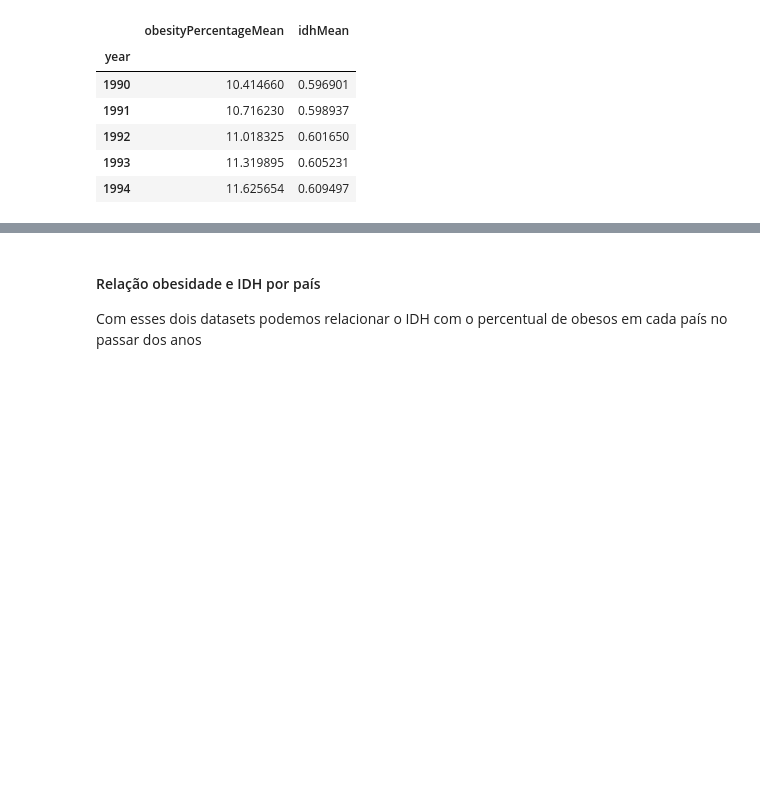
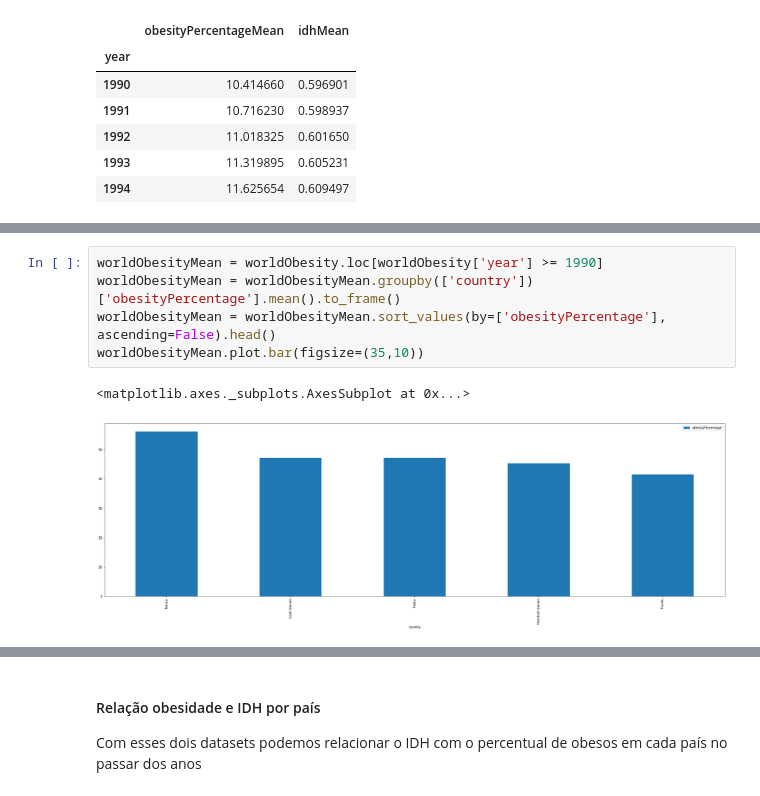
Before and after one commit to if1015-datascience-ufpe/2018-2-projeto-follow-up, a Jupyter notebook: src/Follow UP.ipynb, the cells around one changed output, grey strips where cells are left out. Saved outputs shown, nothing was run; the diff lists cells and outputs as text; blank space fills up the shorter version.

Commit message:
Add more detailed analysis from the chart plots

```diff
--- a/src/Follow UP.ipynb
+++ b/src/Follow UP.ipynb
@@ -150,0 +133,8 @@ Para nossa surpresa o P-Value indicou que o IDH não tem relevância estatístic
+# %%
+worldObesityMean = worldObesity.loc[worldObesity['year'] >= 1990]
+worldObesityMean = worldObesityMean.groupby(['country'])['obesityPercentage'].mean().to_frame()
+worldObesityMean = worldObesityMean.sort_values(by=['obesityPercentage'], ascending=False).head()
+worldObesityMean.plot.bar(figsize=(35,10))
+# %% [output]
+<matplotlib.axes._subplots.AxesSubplot at 0x...>
+[figure, added]
```
Also changed, not shown: parts of 21 cells of this notebook.
